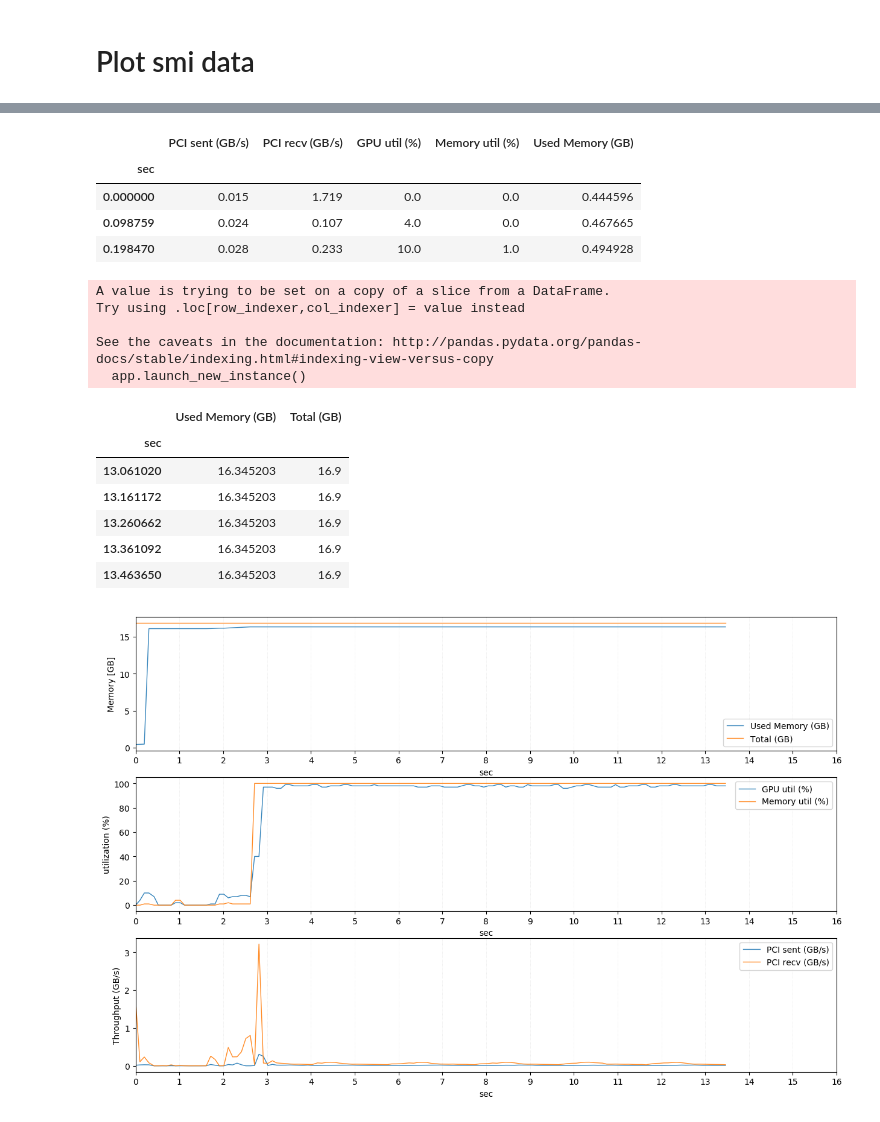
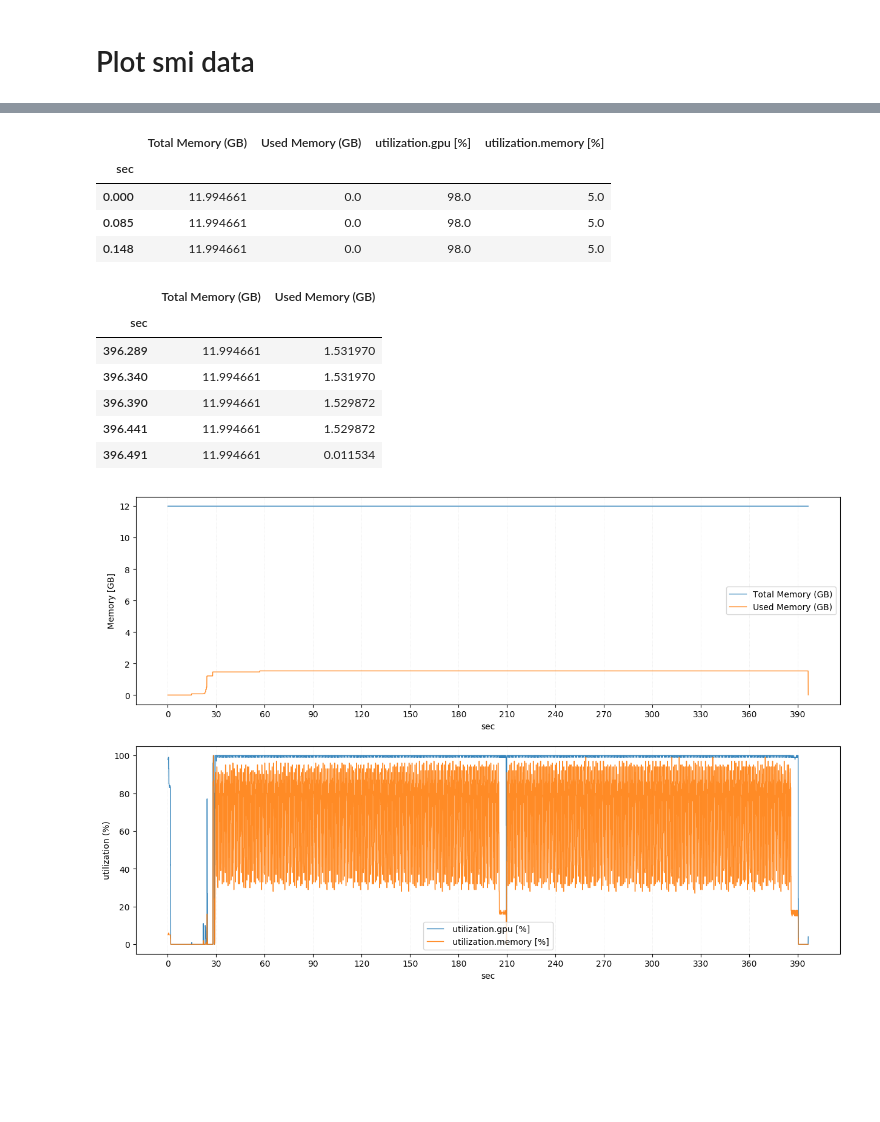
Before and after one commit to pyotr777/mlbenchmarks, a Jupyter notebook: combine_profiles/Combined profile Chainer on K80.ipynb, the cells around one changed output, grey strips where cells are left out. Saved outputs shown, nothing was run; the diff lists cells and outputs as text; code cells hidden in the pictures; blank space fills up the shorter version.

```diff
--- a/combine_profiles/Combined profile Chainer on K80.ipynb
+++ b/combine_profiles/Combined profile Chainer on K80.ipynb
@@ -396,6 +372,6 @@ def parseTime(date_time):
         seconds = (dt_obj - start).total_seconds()
     return seconds
 # %%
-smi_data["sec"] = smi_data["time python"].apply(parseTime)
+smi_data["sec"] = smi_data["timestamp"].apply(parseTime)
 smi_data.iloc[:3]
 # %% [output]
@@ -416,6 +399,5 @@ def parseFloat(str):
 # %%
-smi = smi_data.rename(columns={"GPU util":"GPU util (%)","Memory util":"Memory util (%)"})
-smi = smi.drop(columns = ['time nvsmi', 'time python', 'gpu'])
+smi = smi_data.drop(columns = [' pcie.link.width.max', ' pcie.link.width.current', 'timestamp', ' name'])
 print smi.iloc[:2]
 smi.set_index("sec", drop=True, inplace=True)
 smi.iloc[:3]
@@ -444,55 +426,40 @@ smi.iloc[:3]
 # %%
-smi.iloc[:,[0,1]] = smi.iloc[:,[0,1]].apply(lambda x: x/1e6)
-smi.rename(columns={smi.columns[0]:"PCI sent (GB/s)",smi.columns[1]:"PCI recv (GB/s)"},
-                inplace=True)
-
 #Mib to GB conversion: 1 MiB = 0.001048576 GB (1MiB=2^20=1 048 576 bytes, 1GB = 1 000 000 000 bytes
-smi.iloc[:,4] = smi.iloc[:,4].apply(lambda x: x*0.001048576)
-smi.rename(columns={smi.columns[4]:"Used Memory (GB)"}, inplace=True)
+smi.iloc[:,[0,1]] = smi.iloc[:,[0,1]].apply(lambda x: x*0.001048576)
+smi.rename(columns={smi.columns[0]:"Total Memory (GB)", smi.columns[1]:"Used Memory (GB)"}, inplace=True)
 smi.iloc[:3]
 # %% [output]
-|  | PCI sent (GB/s) | PCI recv (GB/s) | GPU util (%) | Memory util (%) | Used Memory (GB) |
-| sec |  |  |  |  |  |
-| 0.000000 | 0.015 | 1.719 | 0.0 | 0.0 | 0.444596 |
-| 0.098759 | 0.024 | 0.107 | 4.0 | 0.0 | 0.467665 |
-| 0.198470 | 0.028 | 0.233 | 10.0 | 1.0 | 0.494928 |
+|  | Total Memory (GB) | Used Memory (GB) | utilization.gpu [%] | utilization.memory [%] |
+| sec |  |  |  |  |
+| 0.000 | 11.994661 | 0.0 | 98.0 | 5.0 |
+| 0.085 | 11.994661 | 0.0 | 98.0 | 5.0 |
+| 0.148 | 11.994661 | 0.0 | 98.0 | 5.0 |
 # %%
-Mem = smi.iloc[:,[4]]
-# Memsize of V100 = 16.9GB
-Mem["Total (GB)"]=16.9
+Mem = smi.iloc[:,[0,1]]
 Util = smi.iloc[:,[2,3]]
-Thrg = smi.iloc[:,[0,1]]
 Mem.iloc[-5:]
 # %% [output]
-A value is trying to be set on a copy of a slice from a DataFrame.
-Try using .loc[row_indexer,col_indexer] = value instead
-
-See the caveats in the documentation: http://pandas.pydata.org/pandas-docs/stable/indexing.html#indexing-view-versus-copy
-  app.launch_new_instance()
-|  | Used Memory (GB) | Total (GB) |
+|  | Total Memory (GB) | Used Memory (GB) |
 | sec |  |  |
-| 13.061020 | 16.345203 | 16.9 |
-| 13.161172 | 16.345203 | 16.9 |
-| 13.260662 | 16.345203 | 16.9 |
-| 13.361092 | 16.345203 | 16.9 |
-| 13.463650 | 16.345203 | 16.9 |
+| 396.289 | 11.994661 | 1.531970 |
+| 396.340 | 11.994661 | 1.531970 |
+| 396.390 | 11.994661 | 1.529872 |
+| 396.441 | 11.994661 | 1.529872 |
+| 396.491 | 11.994661 | 0.011534 |
 # %%
 plt.rcParams['figure.figsize'] = 15,10
-fig, axarr = plt.subplots(3)
+fig, axarr = plt.subplots(2)
 Mem.plot(linewidth=1,alpha=0.9,ax = axarr[0])
 Util.plot(linewidth=1,alpha=0.9,ax = axarr[1])
-Thrg.plot(linewidth=1,alpha=0.9,ax = axarr[2])
 axarr[0].set_ylabel('Memory [GB]')
 axarr[1].set_ylabel('utilization (%)')
-axarr[2].set_ylabel('Throughput (GB/s)')
 for axis in axarr:
     axis.legend()
     axis.xaxis.grid(color="#e0e0e0", linestyle=":",linewidth=0.5)
     axis.xaxis.set_major_locator(plt.MaxNLocator(16))
-    axis.set_xlim(left=0,right=16)
     #axis.xaxis.set_major_locator(dates.SecondLocator(bysecond = range(120), interval = 10))
     #axis.xaxis.set_minor_locator(dates.MicrosecondLocator(interval = 1000))
     #axis.xaxis.set_major_formatter(dates.DateFormatter('%S:%f'))
 plt.show()
 # %% [output]
-[figure, old version]
+[figure, new version]
```
Also changed, not shown: parts of 24 cells of this notebook, 1 other file.
